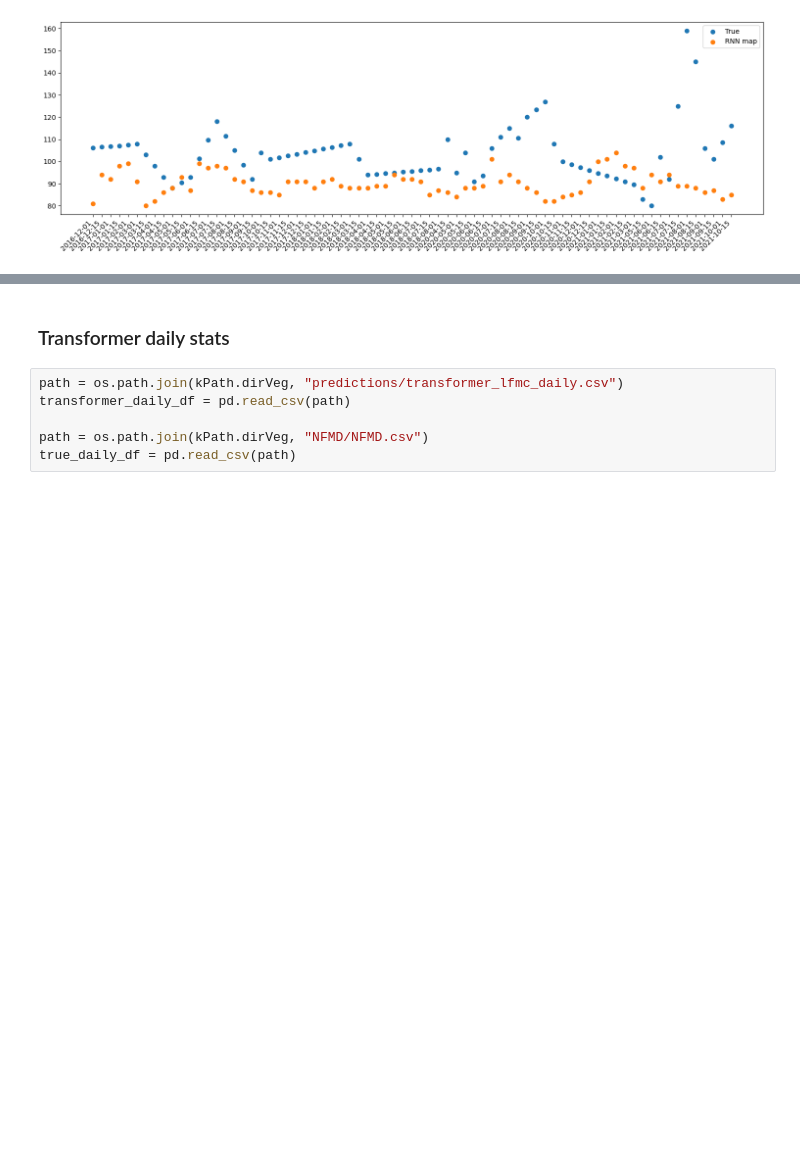
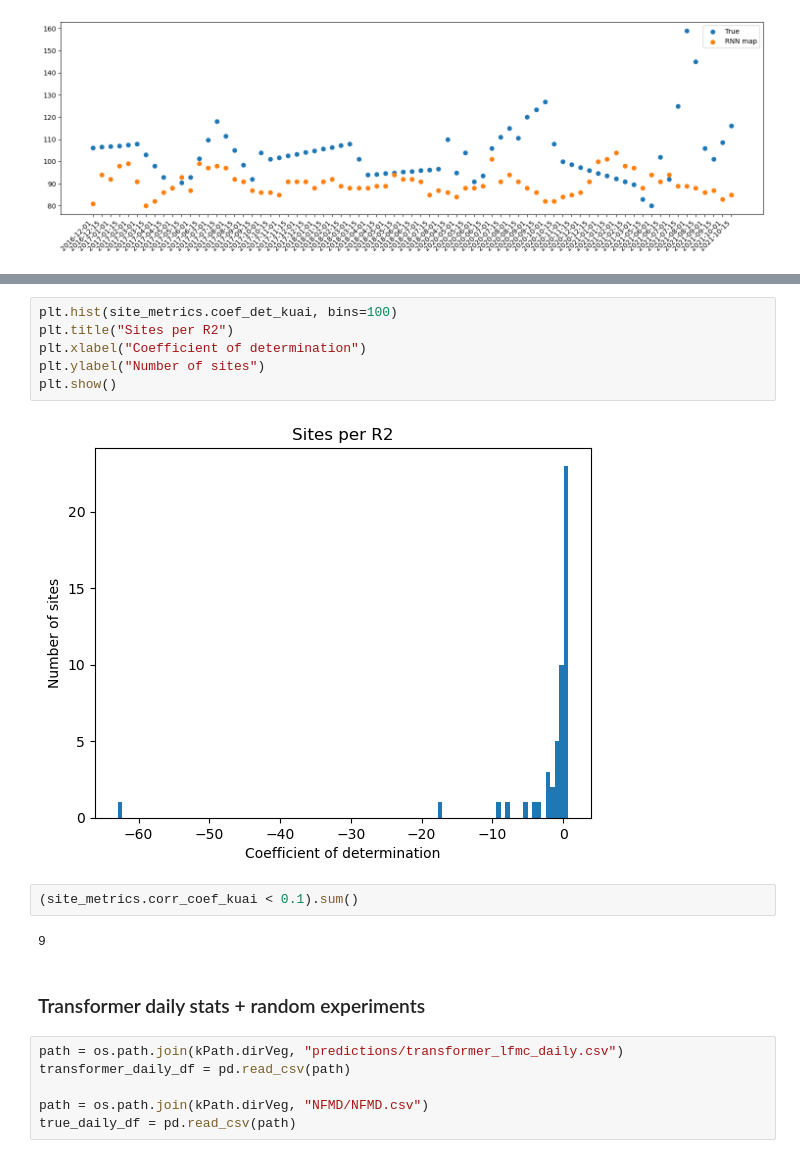
Before and after one commit to codebyandy/geolearn, a Jupyter notebook: app/vegetation/attention/andy/playground/rnn_baseline/compare_metrics.ipynb, the cells around one changed output, grey strips where cells are left out. Cells and saved outputs as stored; diff of their text form; blank space fills up the shorter version.

```diff
--- a/app/vegetation/attention/andy/playground/rnn_baseline/compare_metrics.ipynb
+++ b/app/vegetation/attention/andy/playground/rnn_baseline/compare_metrics.ipynb
@@ -109,5 +411,17 @@ plt.show()
+# %%
+plt.hist(site_metrics.coef_det_kuai, bins=100)
+plt.title("Sites per R2")
+plt.xlabel("Coefficient of determination")
+plt.ylabel("Number of sites")
+plt.show()
+# %% [output]
+[figure, added]
+# %%
+(site_metrics.corr_coef_kuai < 0.1).sum()
+# %% [output]
+9
 # %% [markdown]
-### Transformer daily stats
+### Transformer daily stats + random experiments
 # %%
 path = os.path.join(kPath.dirVeg, "predictions/transformer_lfmc_daily.csv")
 transformer_daily_df = pd.read_csv(path)
```
Also changed, not shown: parts of 37 cells of this notebook, 7 other files.
